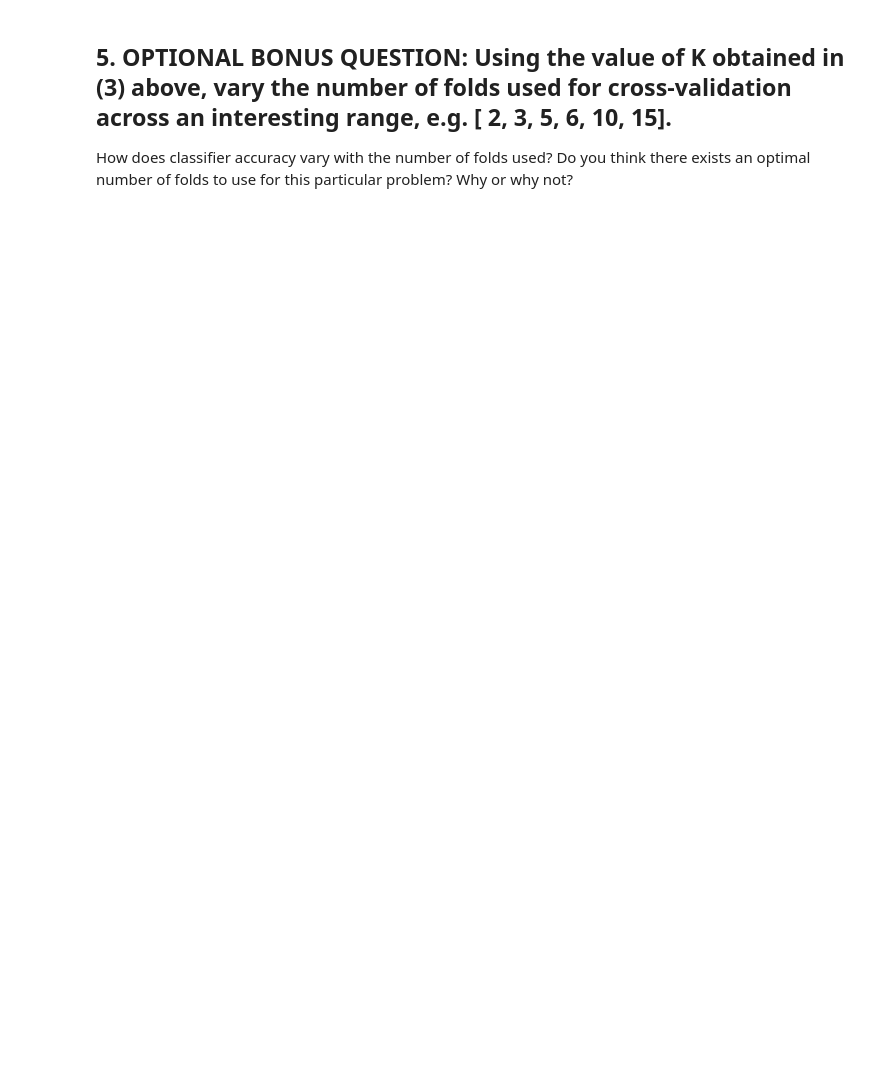
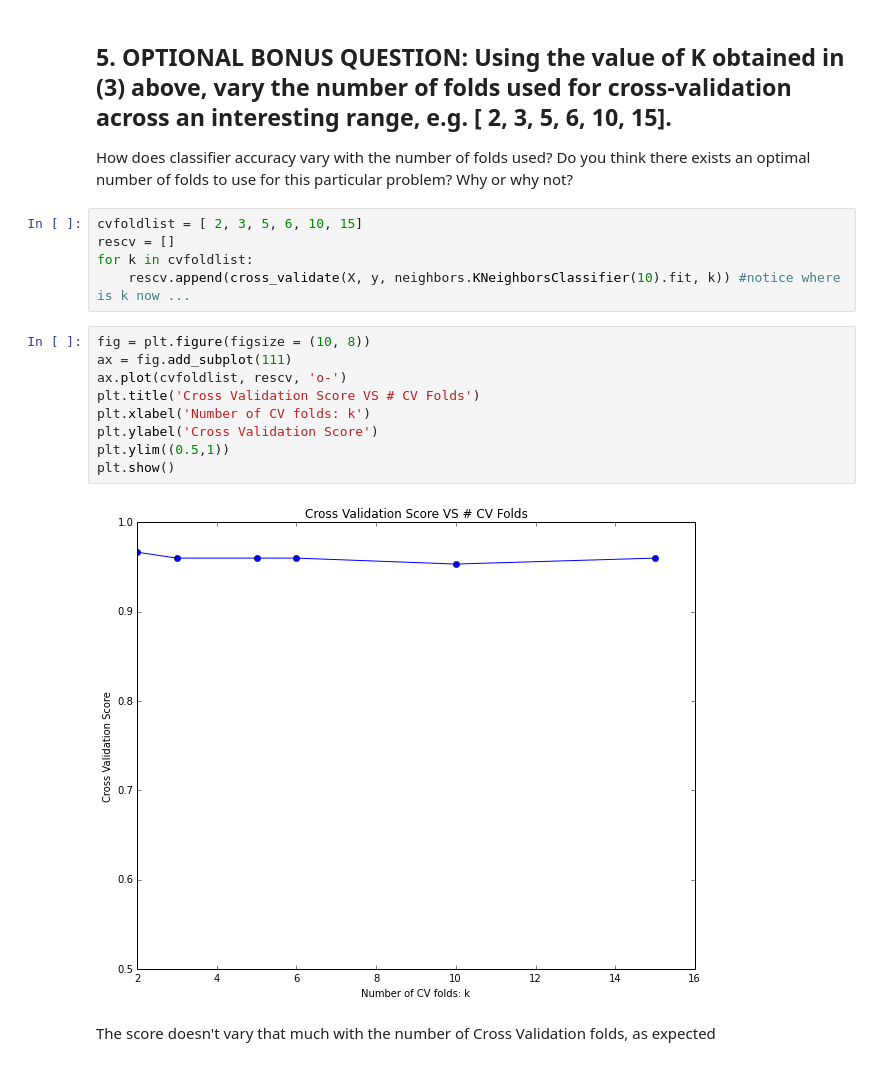
Before and after one commit to zd123/DAT_SF_5, a Jupyter notebook: iPython notebooks/HW2 - Solution.ipynb, the cells around one changed output. Drawn from its saved outputs; the diff is of its cells as text; blank space fills up the shorter version.

```diff
--- a/iPython notebooks/HW2 - Solution.ipynb
+++ b/iPython notebooks/HW2 - Solution.ipynb
@@ -83,3 +139,21 @@ Explain in words what you are seeing.
 # %% [markdown]
 ## 5. OPTIONAL BONUS QUESTION: Using the value of K obtained in (3) above, vary the number of folds used for cross-validation across an interesting range, e.g. [ 2, 3, 5, 6, 10, 15].
 How does classifier accuracy vary with the number of folds used? Do you think there exists an optimal number of folds to use for this particular problem? Why or why not?
+# %%
+cvfoldlist = [ 2, 3, 5, 6, 10, 15]
+rescv = []
+for k in cvfoldlist:
+    rescv.append(cross_validate(X, y, neighbors.KNeighborsClassifier(10).fit, k)) #notice where is k now ...
+# %%
+fig = plt.figure(figsize = (10, 8))
+ax = fig.add_subplot(111)
+ax.plot(cvfoldlist, rescv, 'o-')
+plt.title('Cross Validation Score VS # CV Folds')
+plt.xlabel('Number of CV folds: k')
+plt.ylabel('Cross Validation Score')
+plt.ylim((0.5,1))
+plt.show()
+# %% [output]
+[figure, added]
+# %% [markdown]
+The score doesn't vary that much with the number of Cross Validation folds, as expected
```
Also changed, not shown: parts of 17 cells of this notebook.
